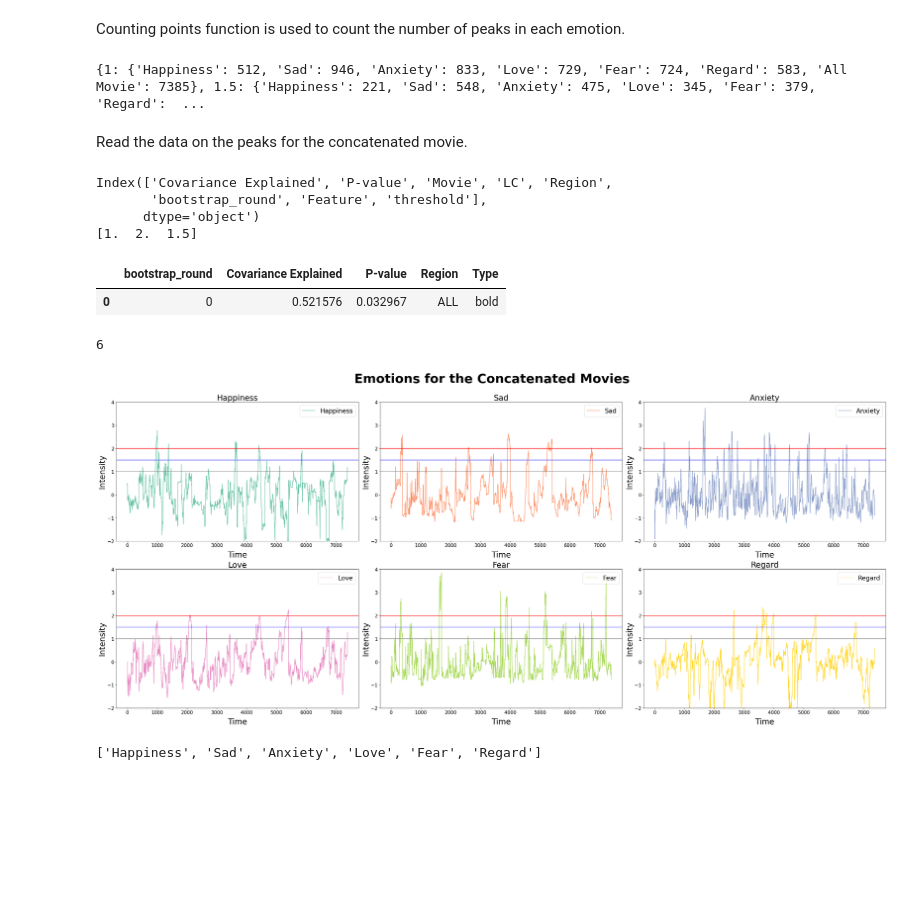
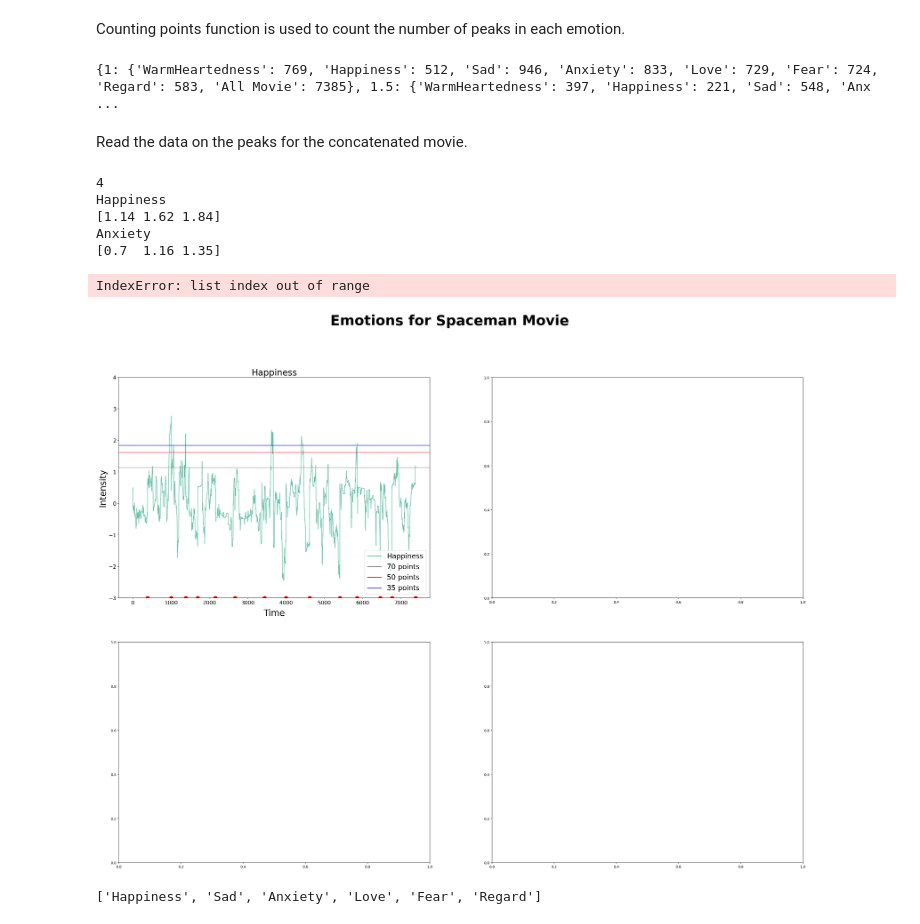
Before and after one commit to silviiaromanato/HigherOrder, a Jupyter notebook: Code/PLS_Silvia/viz.ipynb, the cells around one changed output. Saved outputs shown, nothing was run; the diff lists cells and outputs as text; code cells hidden in the pictures; blank space fills up the shorter version.

```diff
--- a/Code/PLS_Silvia/viz.ipynb
+++ b/Code/PLS_Silvia/viz.ipynb
@@ -19,29 +115,19 @@ from helpers_PLS import *
 ## **Emotions peaks**
 # %% [markdown]
 Counting points function is used to count the number of peaks in each emotion.
-# %%
-emotions = ['Happiness', 'Sad', 'Anxiety', 'Love', 'Fear', 'Regard']
-list_movies = ['AfterTheRain', 'BetweenViewings', 'BigBuckBunny', 'Chatter', 'FirstBite', 'LessonLearned', 'Payload', 'Sintel', 'Spaceman', 'Superhero', 'TearsOfSteel', 'TheSecretNumber', 'ToClaireFromSonny', 'YouAgain']
-thresholds = [1, 1.5, 2]
-
-count_pts = counting_points(list_movies, thresholds, emotions)
-print(count_pts)
-# %% [output]
-{1: {'Happiness': 512, 'Sad': 946, 'Anxiety': 833, 'Love': 729, 'Fear': 724, 'Regard': 583, 'All Movie': 7385}, 1.5: {'Happiness': 221, 'Sad': 548, 'Anxiety': 475, 'Love': 345, 'Fear': 379, 'Regard':  ...
+# %%
+count_pts = counting_points(list_movies, thresholds, emotions)
+print(count_pts)
+# %% [output]
+{1: {'WarmHeartedness': 769, 'Happiness': 512, 'Sad': 946, 'Anxiety': 833, 'Love': 729, 'Fear': 724, 'Regard': 583, 'All Movie': 7385}, 1.5: {'WarmHeartedness': 397, 'Happiness': 221, 'Sad': 548, 'Anx ...
 # %% [markdown]
 Read the data on the peaks for the concatenated movie.
 # %%
 # Read the data of the PLS calculated on the peaks of the emotions  for the concatenated movies
-peaks_data = pd.read_csv('/Users/silviaromanato/Desktop/SEMESTER_PROJECT/Material/Output/PLS_emoPeaks/PLSpeaks_emotions_concat.csv')
-peaks_data.dropna(inplace=True)
+peaks_data = pd.read_csv('/Users/silviaromanato/Desktop/SEMESTER_PROJECT/Material/Output/PLS_emoPeaks/PLSpeaks_emotions_concat.csv').dropna(inplace=False)
+
+# Select only the data from whole brain
 peaks_data = peaks_data[peaks_data['Region'] == 'ALL']
-print(peaks_data.columns)
-
-movies = peaks_data['Movie'].unique()                                   # list of the movies
-emotions_control = peaks_data['Feature'].unique()                       # list of the emotions
-emotions = [x for x in emotions_control if not x.startswith('Control')] # list of the emotions without the control ones
-thresholds = peaks_data['threshold'].unique()                           # list of the thresholds
-print(thresholds)
 
 # Read the data for the PLS computed on all the movies concatenated
 data_all = pd.read_csv(f'/Users/silviaromanato/Desktop/SEMESTER_PROJECT/Material/Output/PLS_csv/PLS_bold_ALL_concatmovies.csv', index_col=0).reset_index().drop(columns=['Movie', 'LC'])
@@ -49,16 +135,8 @@ data_all['Region'] = 'ALL'
 data_all['Type'] = 'bold'
 data_all.reset_index(inplace=True, drop=False)
 data_all.rename(columns={'index': 'bootstrap_round'}, inplace=True)
-data_all.head(1)
-# %% [output]
-Index(['Covariance Explained', 'P-value', 'Movie', 'LC', 'Region',
-       'bootstrap_round', 'Feature', 'threshold'],
-      dtype='object')
-[1.  2.  1.5]
-|  | bootstrap_round | Covariance Explained | P-value | Region | Type |
-| 0 | 0 | 0.521576 | 0.032967 | ALL | bold |
 # %%
-emotions = ['Happiness', 'Sad', 'Anxiety', 'Love', 'Fear', 'Regard']
+emotions = ['Sad']
 
 lenght_movies = {}
 concat_emo = pd.DataFrame()
@@ -77,47 +155,62 @@ for movie in list_movies:
 
 palette = sns.color_palette("Set2", len(emotions))
 
+emotions = ['Happiness', 'Anxiety', 'Fear', 'Love']
 # Determine the layout of the subplots
 print(len(emotions))
 n_rows = int(len(emotions) ** 0.5)
 n_cols = int(len(emotions) / n_rows) + (len(emotions) % n_rows > 0)
 
 # Create subplots
-fig, axes = plt.subplots(n_rows, n_cols, figsize=(35, 16))  # Adjust figsize as needed
-fig.suptitle('Emotions for the Concatenated Movies', fontsize=40, fontweight='bold')
+fig, axes = plt.subplots(n_rows, n_cols, figsize=(35, 25))  # Adjust figsize as needed
+#fig.suptitle('Emotions for the Concatenated Movies', fontsize=40, fontweight='bold')
+fig.suptitle('Emotions for Spaceman Movie', fontsize=40, fontweight='bold')
 
 for i, emotion in enumerate(emotions):
+    print(emotion)
+    print(thresholds_1[emotion])
     # Determine the current subplot row and column
     row = i // n_cols
     col = i % n_cols
 
     if n_rows > 1:
         ax = axes[row, col]
     else:
         ax = axes[col]
 
     ax.plot(concat_emo[emotion], label=emotion, color=palette[i])
     ax.set_title(emotion, fontsize=25)
     ax.set_xlabel('Time', fontsize=25, labelpad=10)
     ax.set_ylabel('Intensity', fontsize=25)
-    ax.axhline(y=1, color='grey', linestyle='-')
-    ax.axhline(y=2, color='red', linestyle='-')
-    ax.axhline(y=1.5, color='blue', linestyle='-')
-    ax.legend(loc='upper right', fontsize=20)
+    thresholds = threshold_from_df(concatmovies = 'concat')
+    ax.axhline(y=thresholds[emotion][0], color='grey', linestyle='-', label='150 points')
+    ax.axhline(y=thresholds[emotion][1], color='red', linestyle='-', label='100 points')
+    if emotion != 'Regard':
+        ax.axhline(y=thresholds[emotion][2], color='blue', linestyle='-', label='35 points')
+    ax.legend(loc='lower right', fontsize=20)
     ax.tick_params(axis='both', which='major', labelsize=15)
-    ax.set_ylim([-2, 4])
+    ax.set_ylim([-3, 4])
 
-    # for movie in list_movies:
-    #     ax.plot(lenght_movies[movie], -2, marker='o', color='red', markersize=10)
-    #     ax.text(lenght_movies[movie], -4, movie, ha='center', fontsize=15, rotation=90)
+    for movie in list_movies:
+        ax.plot(lenght_movies[movie], -3, marker='o', color='red', markersize=10)
+        if row == 1:
+            ax.text(lenght_movies[movie], -4, movie, ha='center', fontsize=20, rotation=90)
+
+# remove the empty subplots
+fig.delaxes(axes[1, 3])
 
 #fig.delaxes(axes[1, 3])
 plt.tight_layout()
 plt.subplots_adjust(top=0.9)  # Adjust this as needed for the title
 plt.show()
 # %% [output]
-6
+4
+Happiness
+[1.14 1.62 1.84]
+Anxiety
+[0.7  1.16 1.35]
+IndexError: list index out of range
-[figure, old version]
+[figure, new version]
 # %%
 significant_peaks = peaks_data[peaks_data['P-value'] < 0.05]
 significant_peaks = significant_peaks.groupby(['Region', 'bootstrap_round', 'Feature', 'threshold']).sum()['Covariance Explained'].reset_index()
```
Also changed, not shown: parts of 26 cells of this notebook, 3 other files.
